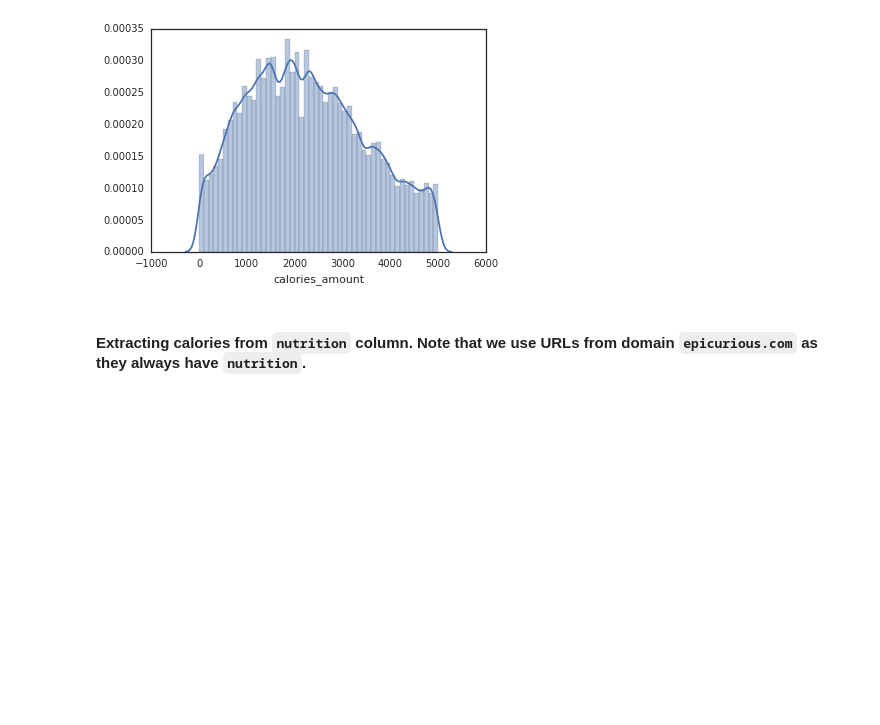
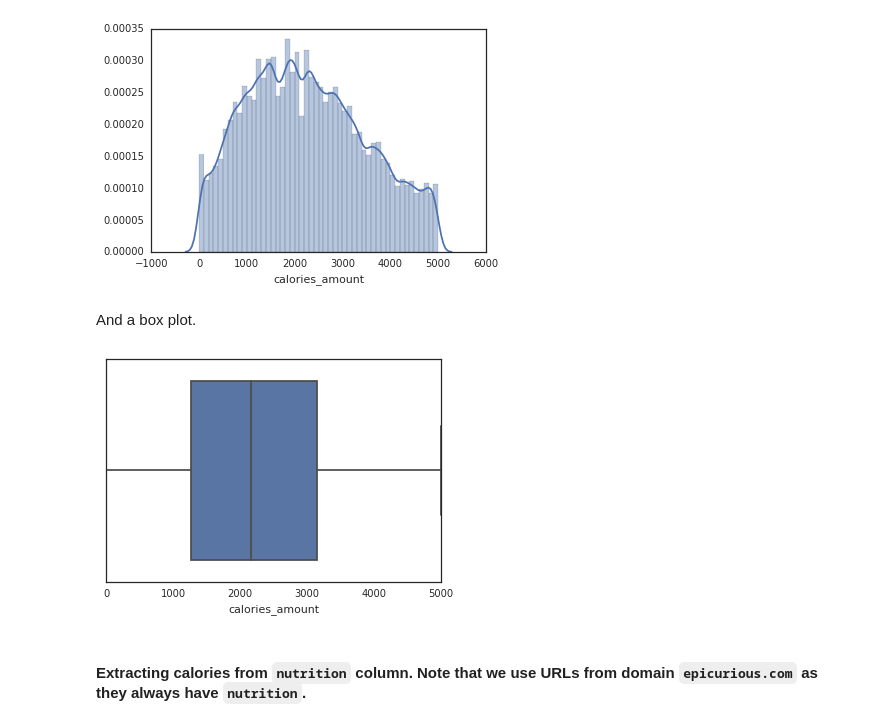
Before and after one commit to carlespoles/DSCI6010-student, a Jupyter notebook: 06-EDA-Calories-Recipes-Nutrition.ipynb, the cells around one changed output. Cells and saved outputs as stored; diff of their text form; code cells hidden in the pictures; blank space fills up the shorter version.

```diff
--- a/06-EDA-Calories-Recipes-Nutrition.ipynb
+++ b/06-EDA-Calories-Recipes-Nutrition.ipynb
@@ -202,6 +206,12 @@ Now, let's visualize a distribution of the calories amount using the new created
 sns.distplot(epicurious_derived_calories_0_5000_df['calories_amount']);
 # %% [output]
 [figure]
+# %% [markdown]
+And a box plot.
+# %%
+sns.boxplot(x=epicurious_derived_calories_0_5000_df['calories_amount']);
+# %% [output]
+[figure, added]
 # %% [markdown]
 #### Extracting calories from `nutrition` column. Note that we use URLs from domain `epicurious.com` as they always have `nutrition`.
 # %% [markdown]
```
Also changed, not shown: parts of 24 cells of this notebook.
